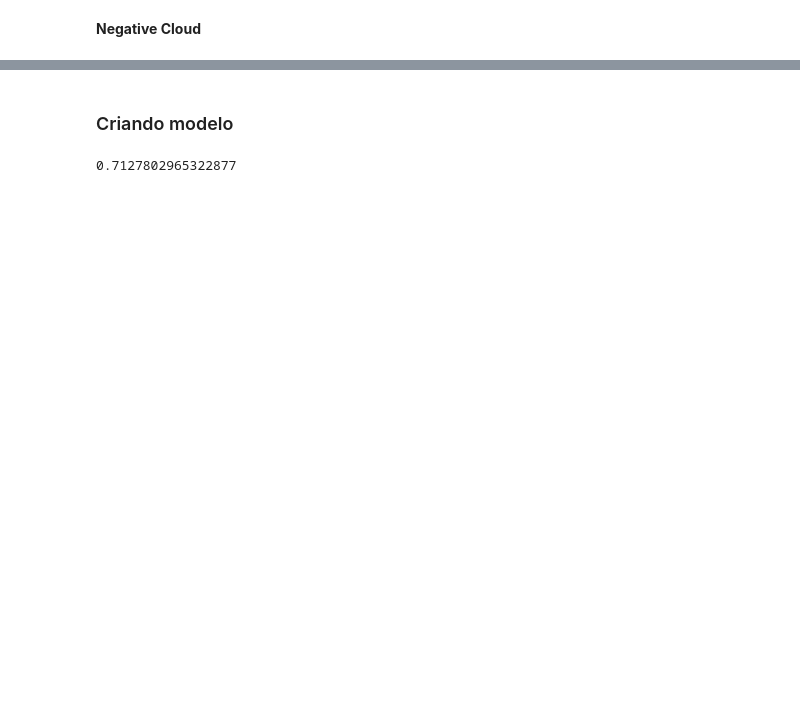
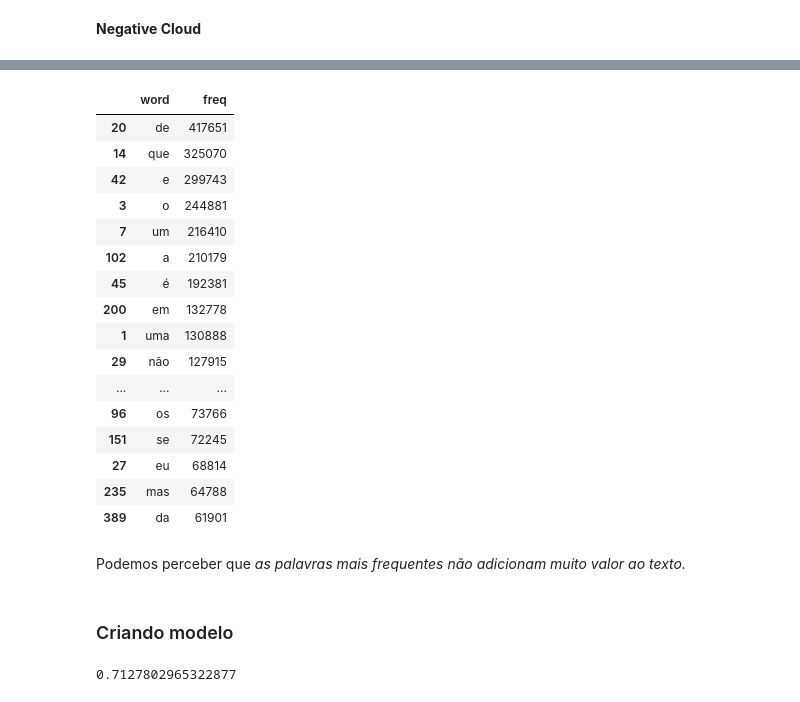
Before and after one commit to pveiga-abreu/feelings-identifier, a Jupyter notebook: main.ipynb, the cells around one changed output, grey strips where cells are left out. Saved outputs shown, nothing was run; the diff lists cells and outputs as text; code cells hidden in the pictures; blank space fills up the shorter version.

Commit message:
tokenizing textual corpus

```diff
--- a/main.ipynb
+++ b/main.ipynb
@@ -96,0 +120,14 @@ plt.show()
+# %%
+# Criando instância de um whitespace tokenizer
+wht_tokenizer = nltk.tokenize.WhitespaceTokenizer()
+
+# Criando corpus textual com todas as plavras do dataset e gerando os tokens
+all_words = ' '.join([positive_words, negative_words])
+word_tokens = wht_tokenizer.tokenize(all_words)
+
+# Medindo a frequência de cada palavra no corpus
+frequency = nltk.FreqDist(word_tokens)
+# %%
+# Criando DataFrame das frequências
+frequency_df = pd.DataFrame({'word': frequency.keys(), 'freq': frequency.values()})
+frequency_df.head()
@@ -97,3 +141,26 @@ plt.show()
+# %%
+# Visualizando palavraas coom maior frequência
+frequency_df.nlargest(columns='freq', n=20)
+# %% [output]
+|  | word | freq |
+| 20 | de | 417651 |
+| 14 | que | 325070 |
+| 42 | e | 299743 |
+| 3 | o | 244881 |
+| 7 | um | 216410 |
+| 102 | a | 210179 |
+| 45 | é | 192381 |
+| 200 | em | 132778 |
+| 1 | uma | 130888 |
+| 29 | não | 127915 |
+| ... | ... | ... |
+| 96 | os | 73766 |
+| 151 | se | 72245 |
+| 27 | eu | 68814 |
+| 235 | mas | 64788 |
+| 389 | da | 61901 |
+# %% [markdown]
+Podemos perceber que <em>as palavras mais frequentes não adicionam muito valor ao texto.</em>
 # %% [markdown]
 ### Criando modelo
 # %%
```
Also changed, not shown: parts of 7 cells of this notebook, 1 other file.
